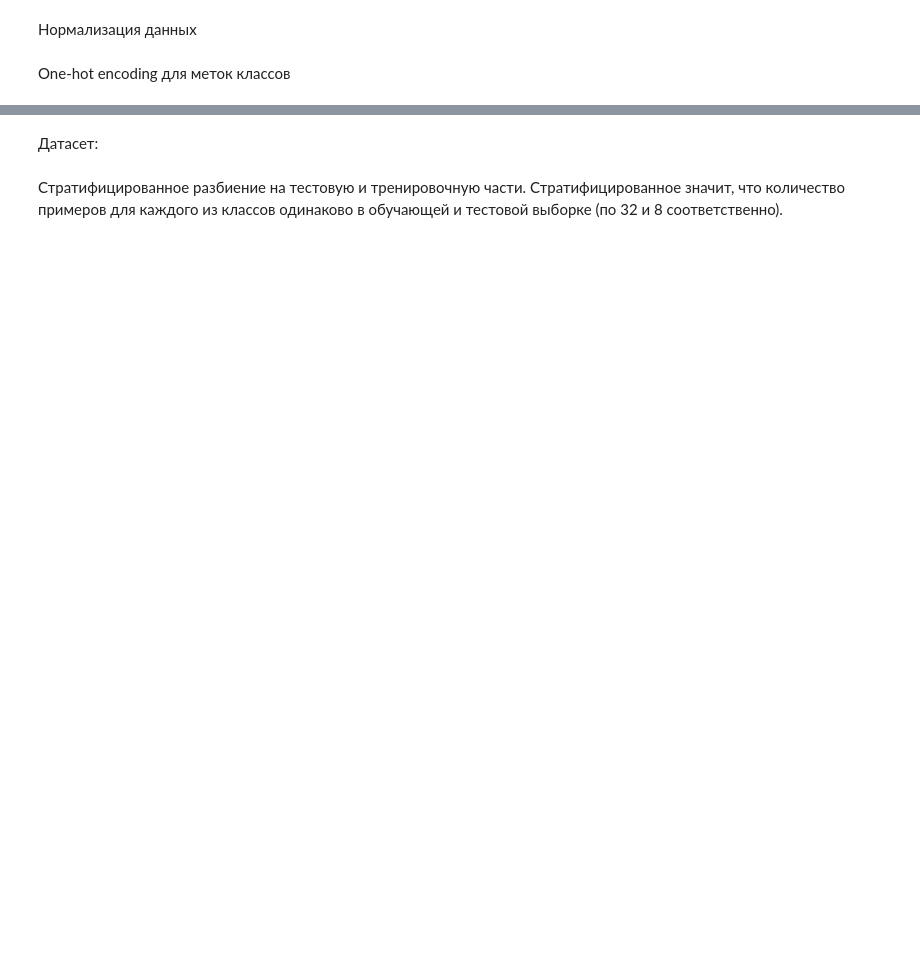
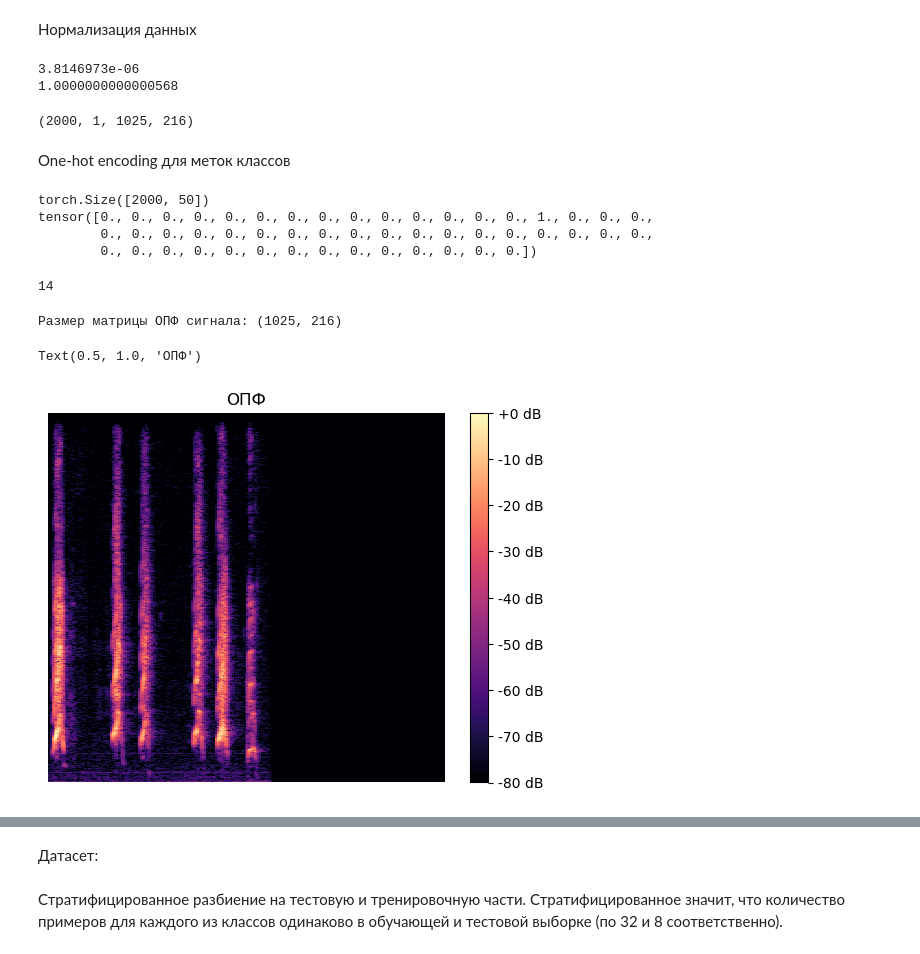
Before and after one commit to Qvery-mm/digital-signals, a Jupyter notebook: DSP_Tasks on.ipynb, the cells around one changed output, grey strips where cells are left out. Drawn from its saved outputs; the diff is of its cells as text; code cells hidden in the pictures; blank space fills up the shorter version.

```diff
--- a/DSP_Tasks on.ipynb
+++ b/DSP_Tasks on.ipynb
@@ -295,4 +295,4 @@ import numpy as np
 import torch
 import torch.nn as nn
 
-dataset = pd.read_csv('D:\Temp\esc50.csv')
+dataset = pd.read_csv('./ESC-50-master/meta/esc50.csv')
@@ -303,9 +315,10 @@ dataset
 # %% [markdown]
 Вычисление ОПФ
 # %%
-path = "D:\\Temp\\ECS50\\"
+path = "./ESC-50-master/audio/"
 
 wave_file=dataset.filename[0]
 audio, sample_rate = librosa.load(path+wave_file)
+print(len(audio), sample_rate)
 freq = librosa.amplitude_to_db(np.abs(librosa.stft(audio)), ref=np.max)
-freq.shape
+print(freq.shape)
@@ -313,7 +329,7 @@ freq.shape
 Формируем массив с ОПФ
 # %%
 stft=[]
-path = "D:\\Temp\\ECS50\\"
+path = "./ESC-50-master/audio/"
 
 for i in tqdm(range(len(dataset))):
     wave_file=dataset.filename[i]
@@ -336,15 +356,20 @@ normalized_stft = scaler.transform(stft)
 
 print(np.amax(stft))
 print(np.amax(normalized_stft))
+# %% [output]
+3.8146973e-06
+1.0000000000000568
 # %%
 features_convolution = np.reshape(normalized_stft,(2000, 1, 1025, -1))
 features_convolution.shape
+# %% [output]
+(2000, 1, 1025, 216)
 # %% [markdown]
 One-hot encoding для меток классов
 # %%
 labels = np.array(dataset.target)
 
-def encode_labels(labels, num_of_classes): #encoding the classes into a tensor of shape (11) with 0 and 1s.
+def encode_labels(labels, num_of_classes): #encoding the classes into a tensor of shape (50,) with 0 and 1s.
     num = len(labels)
     target = torch.zeros(num, num_of_classes).float()
     for i, l in enumerate(labels):
@@ -354,5 +379,24 @@ def encode_labels(labels, num_of_classes): #encoding the classes into a tensor o
 target = encode_labels(labels, 50)
 print(target.shape)
 print(target[1])
+# %% [output]
+torch.Size([2000, 50])
+tensor([0., 0., 0., 0., 0., 0., 0., 0., 0., 0., 0., 0., 0., 0., 1., 0., 0., 0.,
+        0., 0., 0., 0., 0., 0., 0., 0., 0., 0., 0., 0., 0., 0., 0., 0., 0., 0.,
+        0., 0., 0., 0., 0., 0., 0., 0., 0., 0., 0., 0., 0., 0.])
 # %%
 labels[1]
+# %% [output]
+14
+# %%
+freq = librosa.amplitude_to_db(np.abs(librosa.stft(audio)), ref=np.max)
+# print('Название класса', classes[class_index])
+print('Размер матрицы ОПФ сигнала:', freq.shape)
+plt.axis('off') # no axis
+librosa.display.specshow(freq)
+plt.colorbar(format='%+2.0f dB')
+plt.title('ОПФ')
+# %% [output]
+Размер матрицы ОПФ сигнала: (1025, 216)
+Text(0.5, 1.0, 'ОПФ')
+[figure, added]
```
Also changed, not shown: parts of 38 cells of this notebook, 3 other files.
